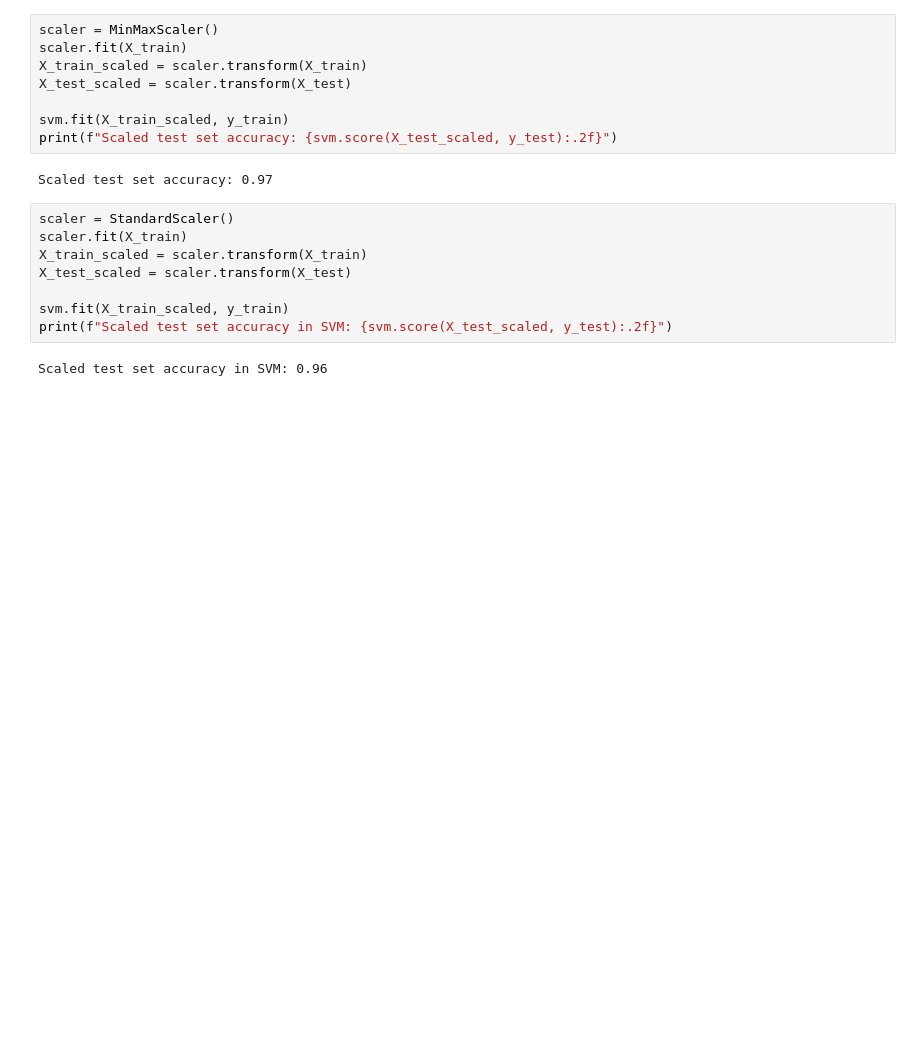
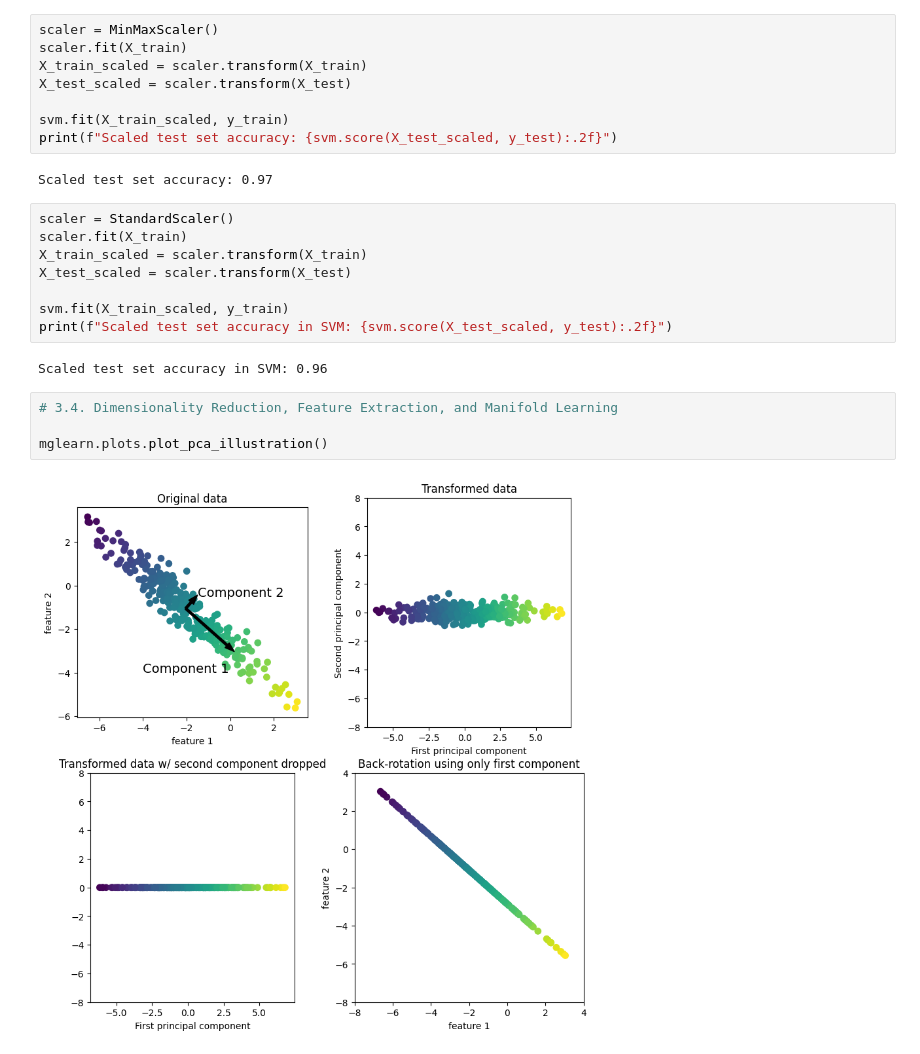
Before and after one commit to metju29/python-data-learning, a Jupyter notebook: Introduction to Machine Learning with Python book/chapter_3.ipynb, the cells around one changed output. Cells and saved outputs as stored; diff of their text form; blank space fills up the shorter version.

```diff
--- a/Introduction to Machine Learning with Python book/chapter_3.ipynb
+++ b/Introduction to Machine Learning with Python book/chapter_3.ipynb
@@ -139,3 +146,9 @@ svm.fit(X_train_scaled, y_train)
 print(f"Scaled test set accuracy in SVM: {svm.score(X_test_scaled, y_test):.2f}")
 # %% [output]
 Scaled test set accuracy in SVM: 0.96
+# %%
+# 3.4. Dimensionality Reduction, Feature Extraction, and Manifold Learning
+
+mglearn.plots.plot_pca_illustration()
+# %% [output]
+[figure, added]
```
Also changed, not shown: parts of 29 cells of this notebook.
